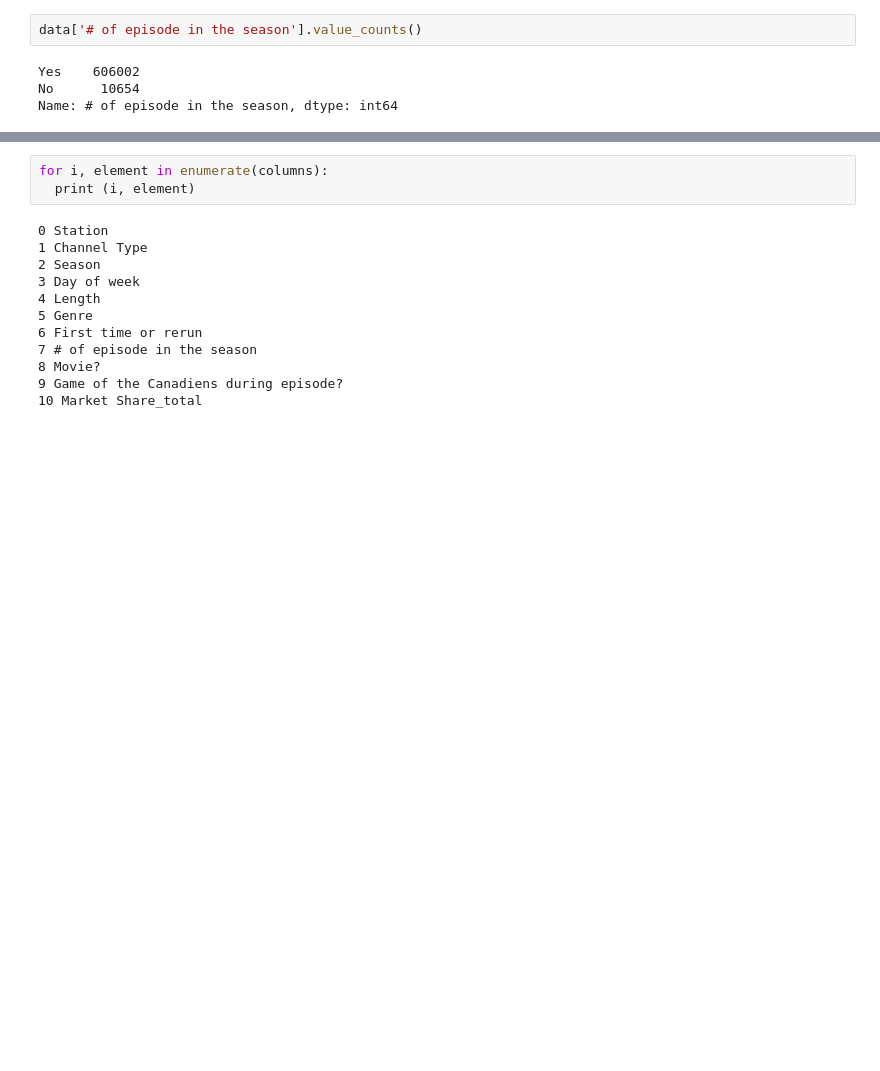
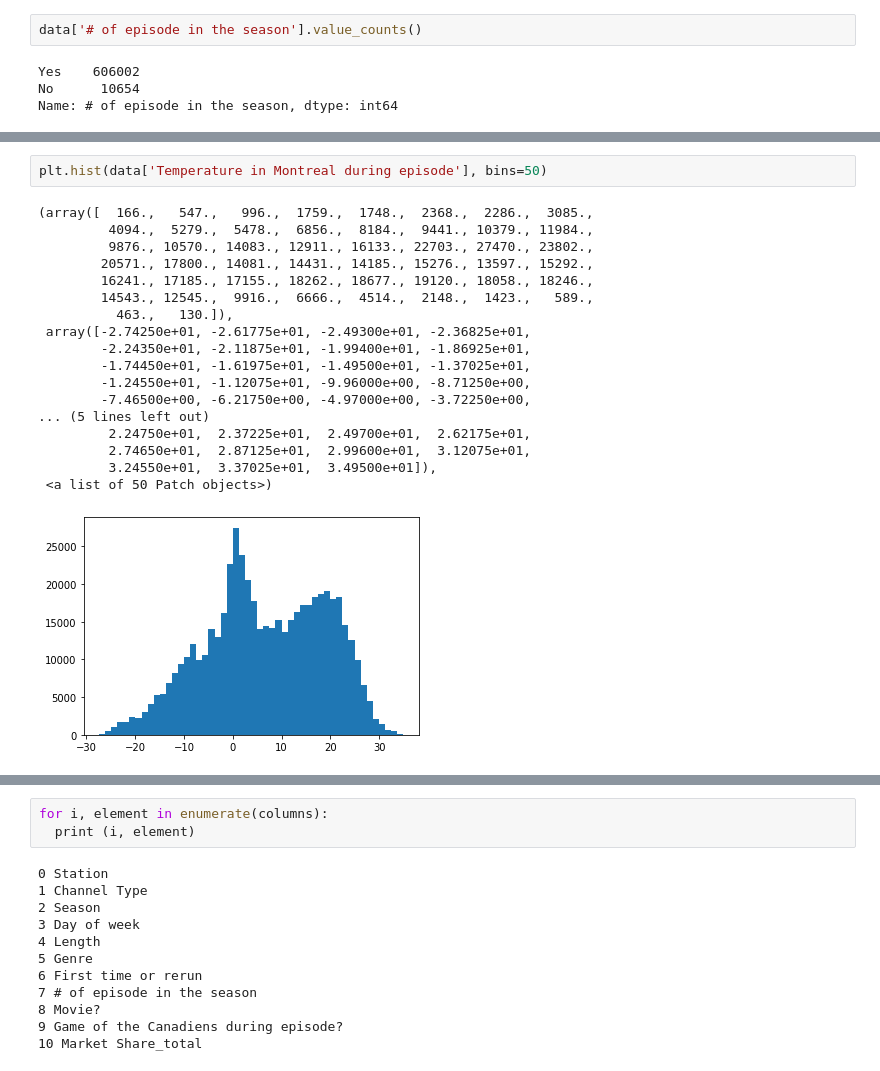
Before and after one commit to MohammadAliAfsahi/Market_Share_prediction, a Jupyter notebook: YapAiTek_assignment.ipynb, the cells around one changed output, grey strips where cells are left out. Cells and saved outputs as stored; diff of their text form; blank space fills up the shorter version.

```diff
--- a/YapAiTek_assignment.ipynb
+++ b/YapAiTek_assignment.ipynb
@@ -205,2 +216,23 @@ min         -27.425000
 max          34.950000
 Name: Temperature in Montreal during episode, dtype: float64
+# %%
+plt.hist(data['Temperature in Montreal during episode'], bins=50)
+# %% [output]
+(array([  166.,   547.,   996.,  1759.,  1748.,  2368.,  2286.,  3085.,
+         4094.,  5279.,  5478.,  6856.,  8184.,  9441., 10379., 11984.,
+         9876., 10570., 14083., 12911., 16133., 22703., 27470., 23802.,
+        20571., 17800., 14081., 14431., 14185., 15276., 13597., 15292.,
+        16241., 17185., 17155., 18262., 18677., 19120., 18058., 18246.,
+        14543., 12545.,  9916.,  6666.,  4514.,  2148.,  1423.,   589.,
+          463.,   130.]),
+ array([-2.74250e+01, -2.61775e+01, -2.49300e+01, -2.36825e+01,
+        -2.24350e+01, -2.11875e+01, -1.99400e+01, -1.86925e+01,
+        -1.74450e+01, -1.61975e+01, -1.49500e+01, -1.37025e+01,
+        -1.24550e+01, -1.12075e+01, -9.96000e+00, -8.71250e+00,
+        -7.46500e+00, -6.21750e+00, -4.97000e+00, -3.72250e+00,
+... (5 lines left out)
+         2.24750e+01,  2.37225e+01,  2.49700e+01,  2.62175e+01,
+         2.74650e+01,  2.87125e+01,  2.99600e+01,  3.12075e+01,
+         3.24550e+01,  3.37025e+01,  3.49500e+01]),
+ <a list of 50 Patch objects>)
+[figure, added]
```
Also changed, not shown: parts of 20 cells of this notebook.
